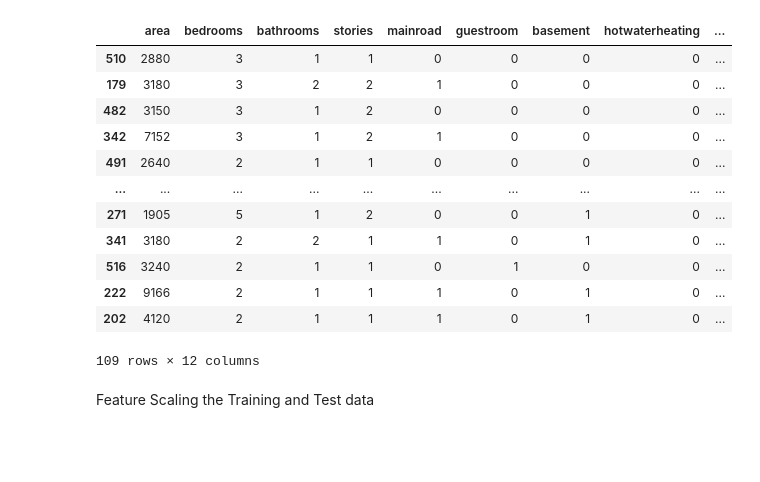
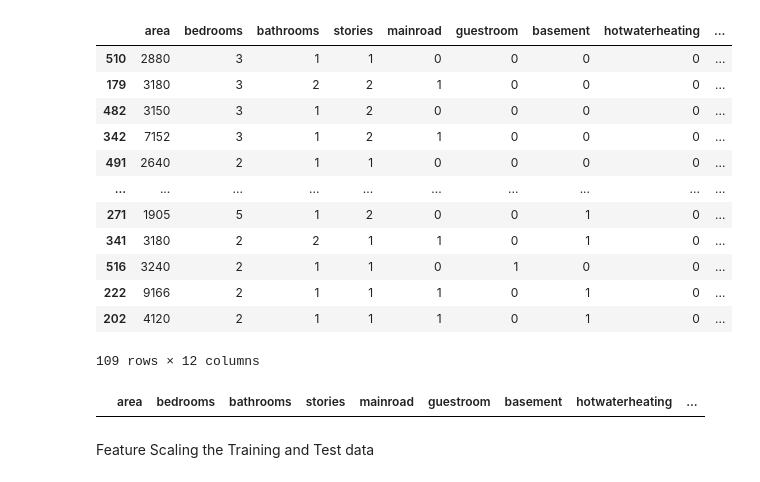
Before and after one commit to SOutik1213/Linear-Regression, a Jupyter notebook: data cleaning.ipynb, the cells around one changed output. Drawn from its saved outputs; the diff is of its cells as text; code cells hidden in the pictures; blank space fills up the shorter version.

```diff
--- a/data cleaning.ipynb
+++ b/data cleaning.ipynb
@@ -132,6 +132,10 @@ X_test
 | 222 | 9166 | 2 | 1 | 1 | 1 | 0 | 1 | 0 | ... |
 | 202 | 4120 | 2 | 1 | 1 | 1 | 0 | 1 | 0 | ... |
 109 rows × 12 columns
+# %%
+X_test[y_test==12215000]
+# %% [output]
+|  | area | bedrooms | bathrooms | stories | mainroad | guestroom | basement | hotwaterheating | ... |
 # %% [markdown]
 Feature Scaling the Training and Test data
 # %%
```
Also changed, not shown: 3 other files.
